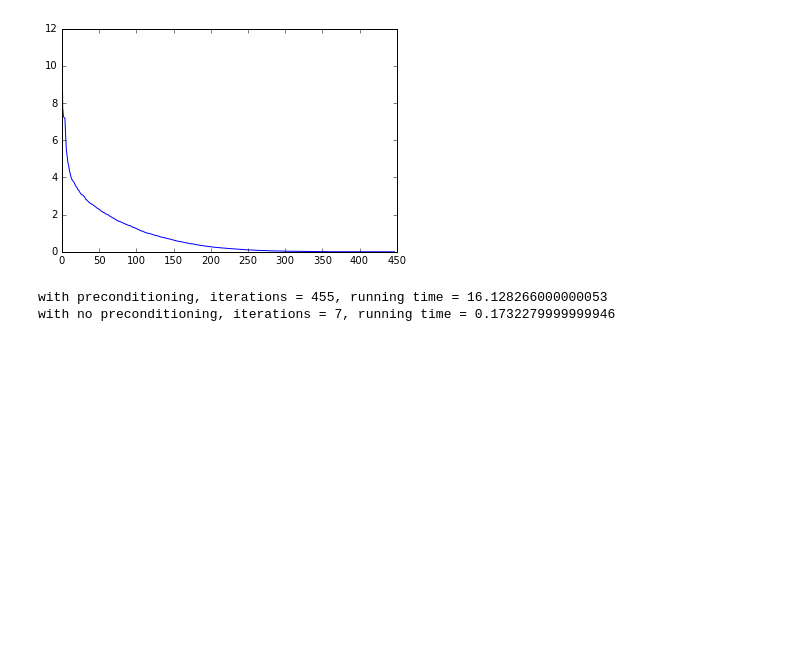
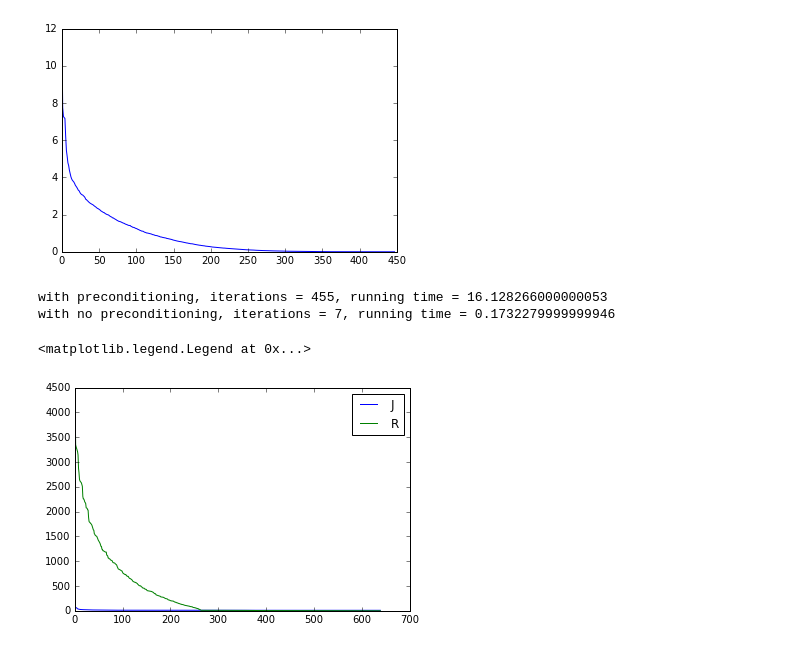
Before and after one commit to vincentLiangBerkeley/Second-order-nn, a Jupyter notebook: Untitled.ipynb, the cells around one changed output. Saved outputs shown, nothing was run; the diff lists cells and outputs as text; code cells hidden in the pictures; blank space fills up the shorter version.

```diff
--- a/Untitled.ipynb
+++ b/Untitled.ipynb
@@ -728,3 +728,19 @@ print('with no preconditioning, iterations = %d, running time = %s'%(i2, end))
 # %% [output]
 with preconditioning, iterations = 455, running time = 16.128266000000053
 with no preconditioning, iterations = 7, running time = 0.1732279999999946
+# %%
+Jtr_full = form_Jtr(N, W, F)
+
+A = np.dot(Jtr_full, Jtr_full.T) + lamb*np.eye(Jtr_full.shape[0])
+
+R_full = assemble_R_precon(R, SS, np.sqrt(lamb))
+
+u,s,v = np.linalg.svd(A)
+u,s2,v = np.linalg.svd(np.dot(R_full.T, R_full))
+# %%
+plt.plot(s, label='J')
+plt.plot(s2, label='R')
+plt.legend()
+# %% [output]
+<matplotlib.legend.Legend at 0x...>
+[figure, added]
```
